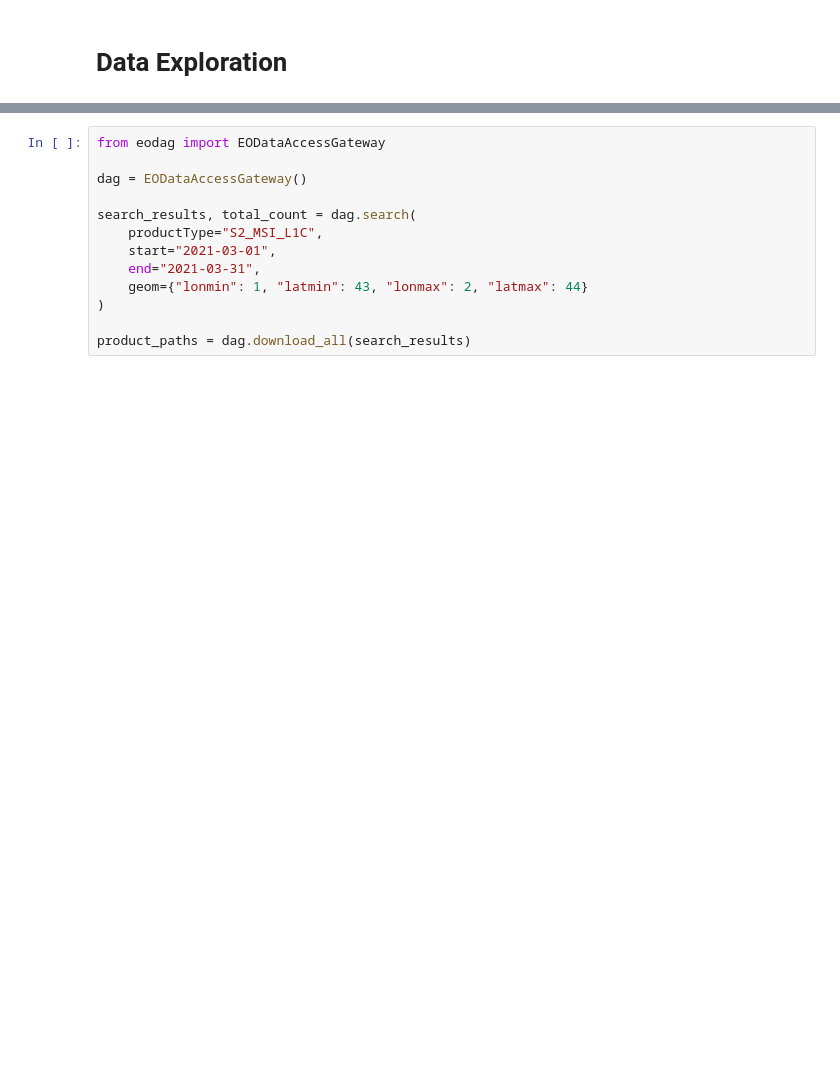
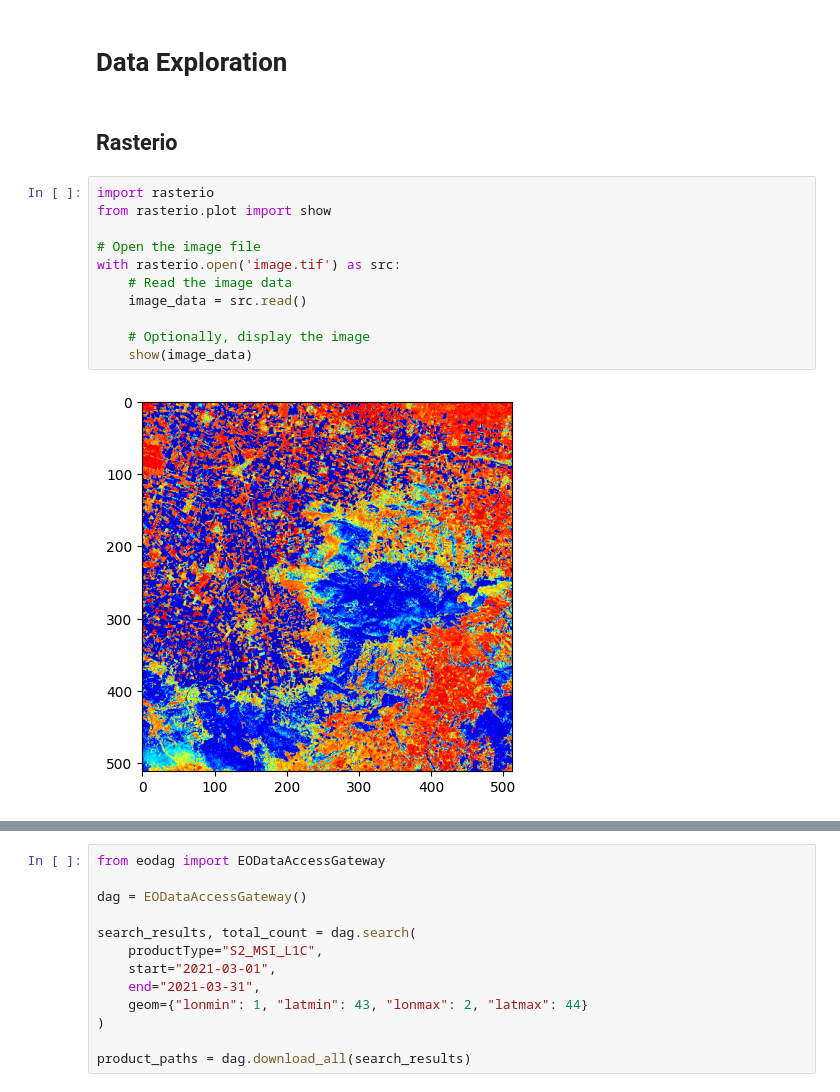
Before and after one commit to DataMinds-gr/croptimize-cassini-hackathon-2024, a Jupyter notebook: notebooks/Exploration.ipynb, the cells around one changed output, grey strips where cells are left out. Saved outputs shown, nothing was run; the diff lists cells and outputs as text; blank space fills up the shorter version.

```diff
--- a/notebooks/Exploration.ipynb
+++ b/notebooks/Exploration.ipynb
@@ -1,2 +1,17 @@
 # %% [markdown]
 # Data Exploration
+# %% [markdown]
+## Rasterio
+# %%
+import rasterio
+from rasterio.plot import show
+
+# Open the image file
+with rasterio.open('image.tif') as src:
+    # Read the image data
+    image_data = src.read()
+
+    # Optionally, display the image
+    show(image_data)
+# %% [output]
+[figure, added]
```
Also changed, not shown: parts of 3 cells of this notebook, 14 other files.
